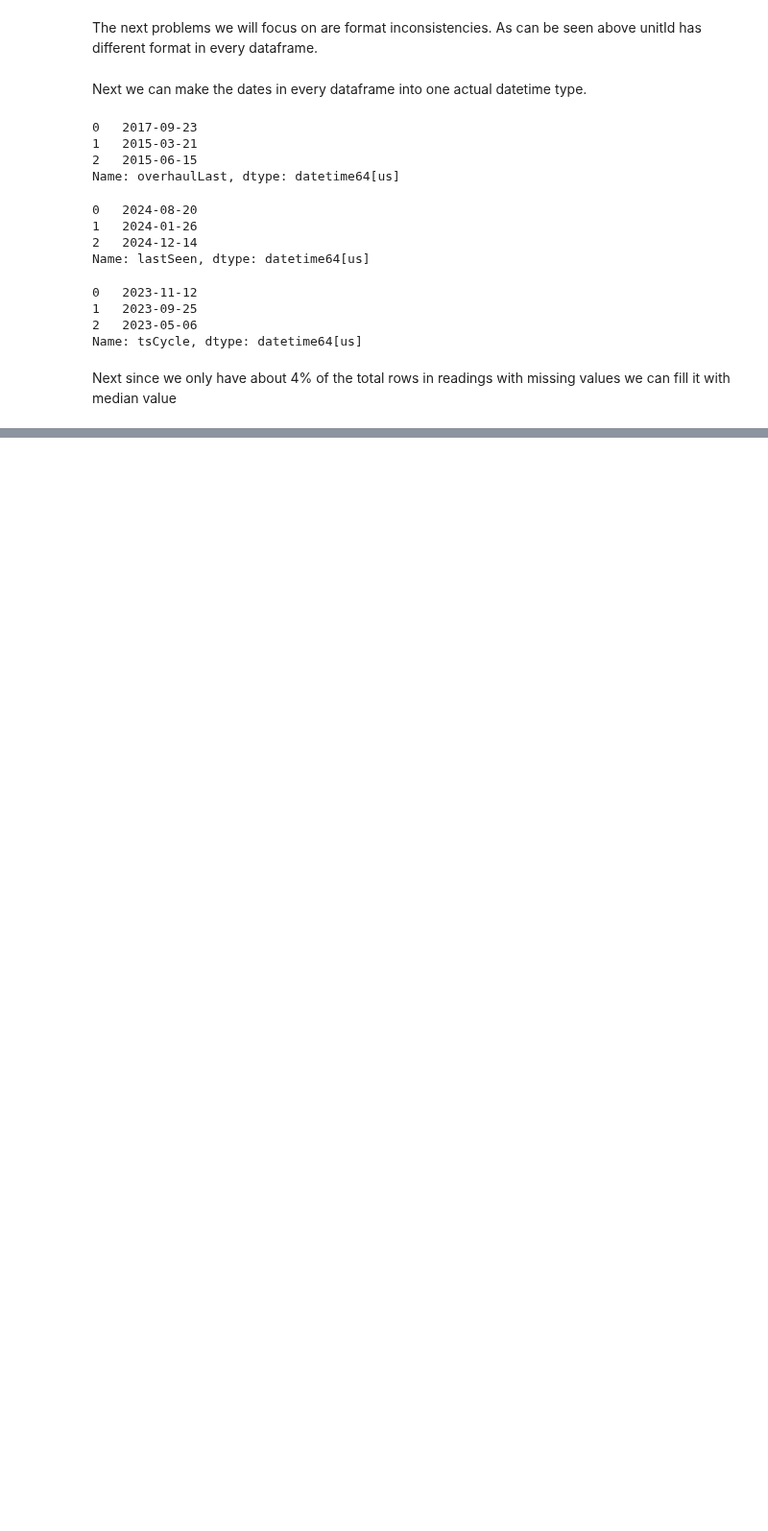
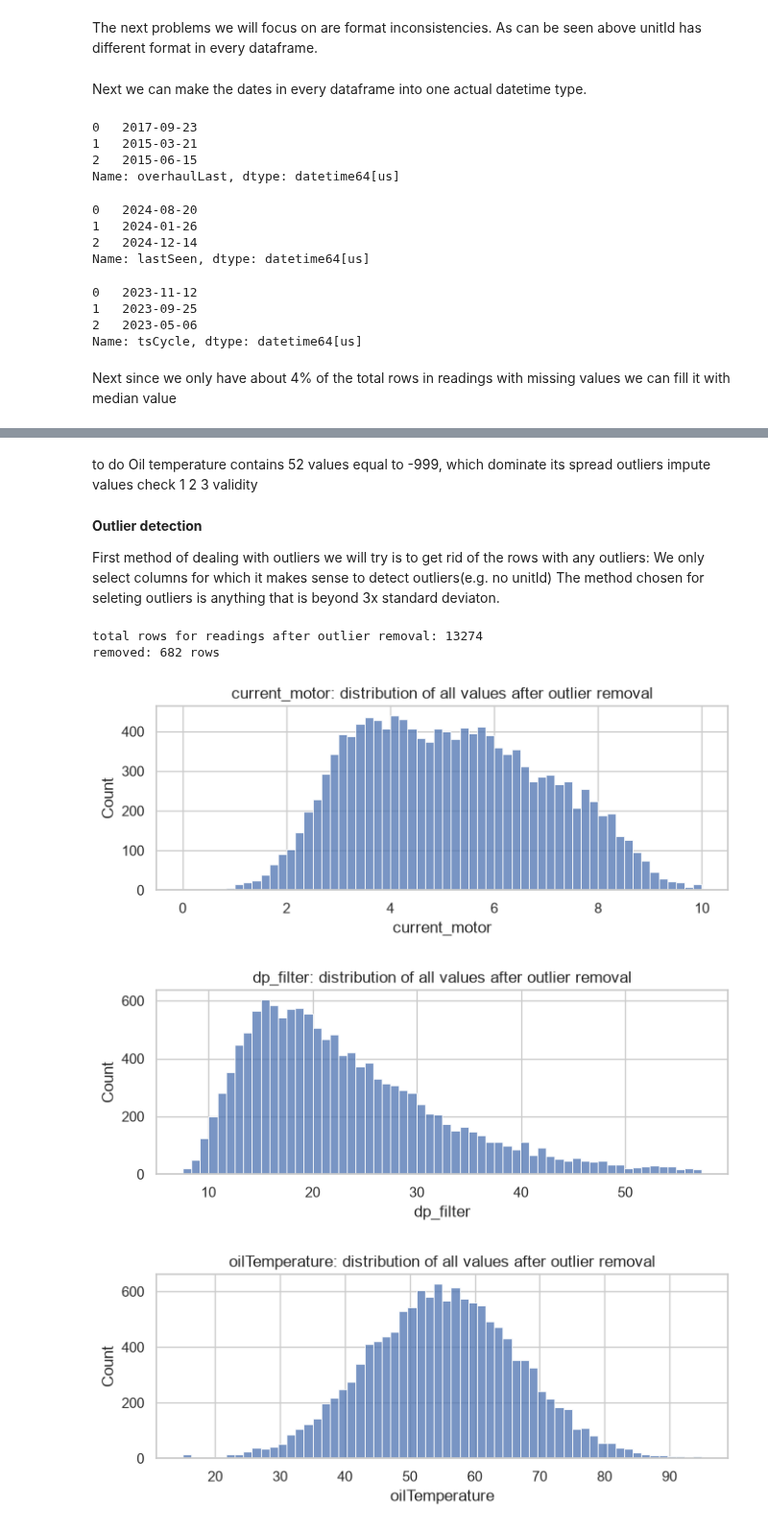
Before and after one commit to zigo-matej/iau_project, a Jupyter notebook: phase_01.ipynb, the cells around one changed output, grey strips where cells are left out. Shown at 96% size. Drawn from its saved outputs; the diff is of its cells as text; code cells hidden in the pictures; blank space fills up the shorter version.

```diff
--- a/phase_01.ipynb
+++ b/phase_01.ipynb
@@ -1113,0 +1188,38 @@ display(units_clean.head())
+# %% [markdown]
+to do
+Oil temperature contains 52 values equal to -999, which dominate its spread
+outliers
+impute values
+check 1 2 3 validity
+# %% [markdown]
+**Outlier detection**
+
+First method of dealing with outliers we will try is to get rid of the rows with any outliers:
+We only select columns for which it makes sense to detect outliers(e.g. no unitId)
+The method chosen for seleting outliers is anything that is beyond 3x standard deviaton.
+# %%
+
+cols = readings_clean[['current_motor','dp_filter', 'oilTemperature', 'reservoir_pressure', 'vibration_rms',	'Flowmeter','temp_bearing','dewpointDischarge',	'auxCurrent']].columns
+readings_sub = readings_clean.loc[:, cols]
+#3x std
+lim = np.abs((readings_sub - readings_sub.mean()) / readings_sub.std(ddof=0)) < 3
+
+readings_no_outliers = readings_clean.copy()
+readings_no_outliers.loc[:, cols] = readings_sub.where(lim, np.nan)
+readings_no_outliers = readings_no_outliers.dropna(subset=cols)
+
+
+print(f"\ntotal rows for readings after outlier removal: {readings_no_outliers.shape[0]}")
+print(f"removed: {readings_clean.shape[0] - readings_no_outliers.shape[0]} rows")
+for col in sensor_cols:
+    plt.figure(figsize=(7, 3))
+    sns.histplot(data=readings_no_outliers, x=col, bins=60)
+    plt.title(f"{col}: distribution of all values after outlier removal")
+    plt.tight_layout()
+    plt.show()
+# %% [output]
+total rows for readings after outlier removal: 13274
+removed: 682 rows
+[figure, added]
+[figure, added]
+[figure, added]
```
Also changed, not shown: parts of 18 cells of this notebook.
